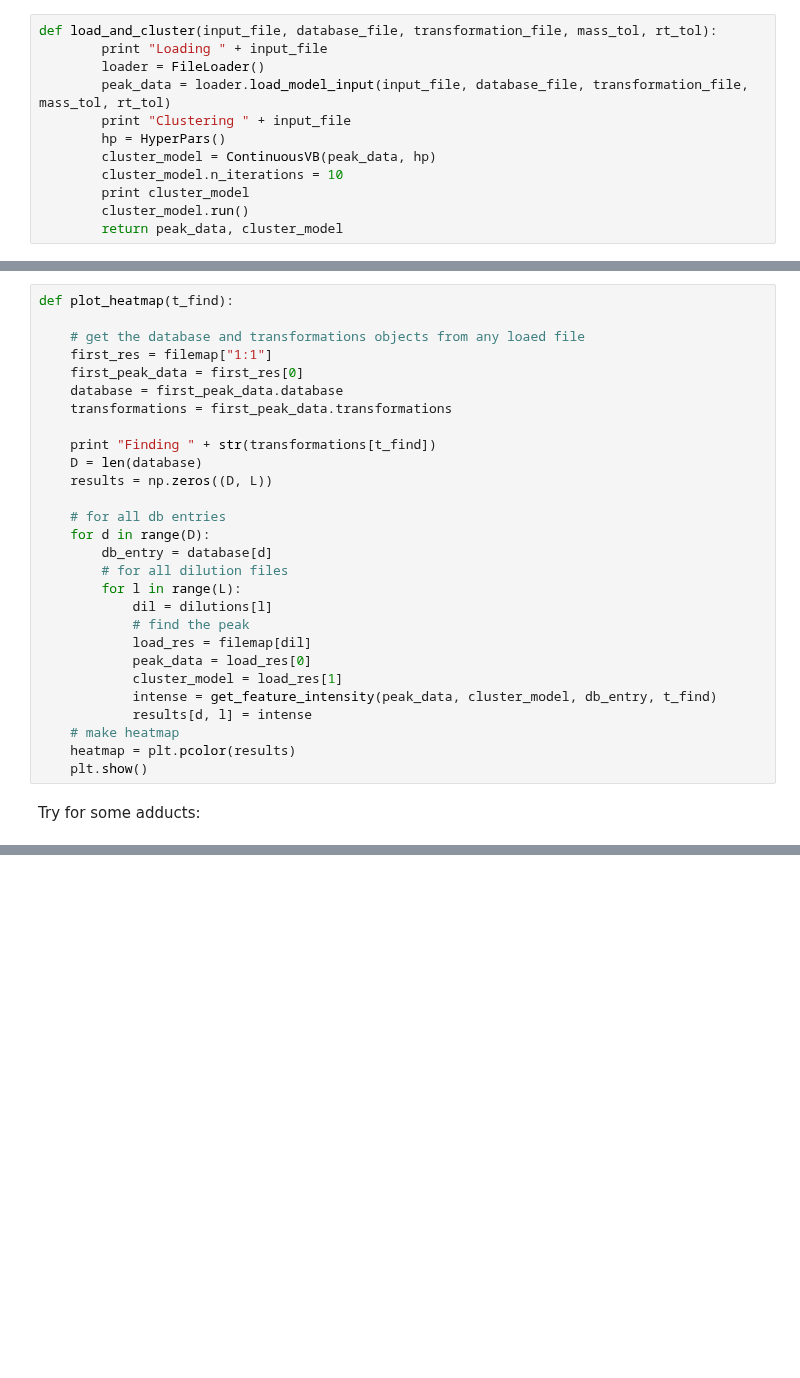
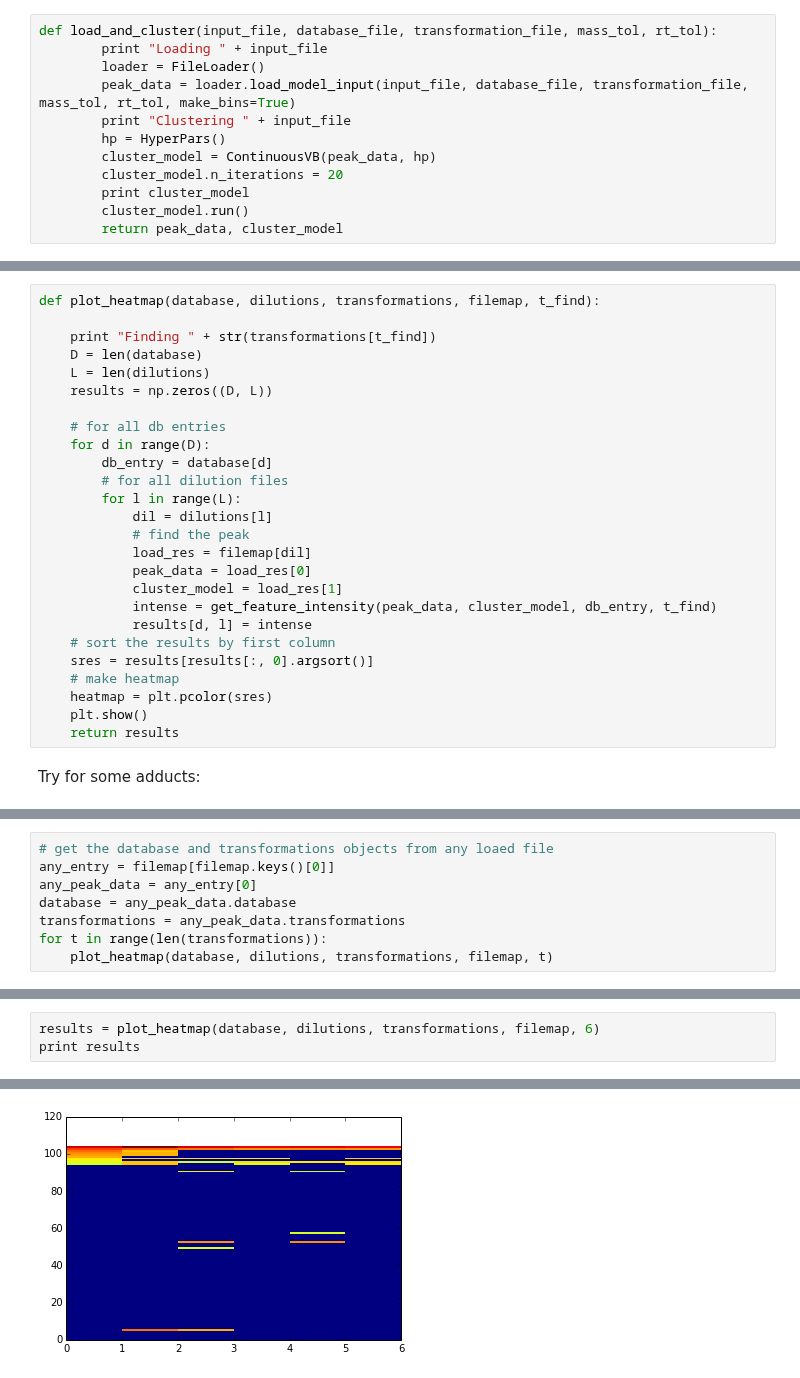
Before and after one commit to sdrogers/metabolomics_tools, a Jupyter notebook: AdductLevels/dilution_plot.ipynb, the cells around one changed output, grey strips where cells are left out. Saved outputs shown, nothing was run; the diff lists cells and outputs as text; blank space fills up the shorter version.

```diff
--- a/AdductLevels/dilution_plot.ipynb
+++ b/AdductLevels/dilution_plot.ipynb
@@ -39,11 +36,11 @@ Load and cluster all the files
 def load_and_cluster(input_file, database_file, transformation_file, mass_tol, rt_tol):
         print "Loading " + input_file
         loader = FileLoader()
-        peak_data = loader.load_model_input(input_file, database_file, transformation_file, mass_tol, rt_tol)
+        peak_data = loader.load_model_input(input_file, database_file, transformation_file, mass_tol, rt_tol, make_bins=True)
         print "Clustering " + input_file
         hp = HyperPars()
         cluster_model = ContinuousVB(peak_data, hp)
-        cluster_model.n_iterations = 10
+        cluster_model.n_iterations = 20
         print cluster_model
         cluster_model.run()
         return peak_data, cluster_model
@@ -113,16 +118,11 @@ def get_feature_intensity(peak_data, cluster_model, db_entry, t_find):
 # %% [markdown]
 Function to plot heatmap for an adduct type to find
 # %%
-def plot_heatmap(t_find):
-
-    # get the database and transformations objects from any loaed file
-    first_res = filemap["1:1"]
-    first_peak_data = first_res[0]
-    database = first_peak_data.database
-    transformations = first_peak_data.transformations
+def plot_heatmap(database, dilutions, transformations, filemap, t_find):
 
     print "Finding " + str(transformations[t_find])
     D = len(database)
+    L = len(dilutions)
     results = np.zeros((D, L))
 
     # for all db entries
@@ -137,8 +137,11 @@ def plot_heatmap(t_find):
             cluster_model = load_res[1]
             intense = get_feature_intensity(peak_data, cluster_model, db_entry, t_find)
             results[d, l] = intense
+    # sort the results by first column
+    sres = results[results[:, 0].argsort()]
     # make heatmap
-    heatmap = plt.pcolor(results)
+    heatmap = plt.pcolor(sres)
     plt.show()
+    return results
 # %% [markdown]
 Try for some adducts:
@@ -161,0 +148,8 @@ Finding Transformation(trans_id=6, name='M+2Na', sub=22.98922108009076, mul=0.5,
+# %%
+# get the database and transformations objects from any loaed file
+any_entry = filemap[filemap.keys()[0]]
+any_peak_data = any_entry[0]
+database = any_peak_data.database
+transformations = any_peak_data.transformations
+for t in range(len(transformations)):
+    plot_heatmap(database, dilutions, transformations, filemap, t)
@@ -161,0 +170,4 @@ Finding Transformation(trans_id=6, name='M+2Na', sub=22.98922108009076, mul=0.5,
+# %%
+results = plot_heatmap(database, dilutions, transformations, filemap, 6)
+print results
+# %% [output]
@@ -161,0 +175 @@ Finding Transformation(trans_id=6, name='M+2Na', sub=22.98922108009076, mul=0.5,
+[figure, added]
```
Also changed, not shown: parts of 8 cells of this notebook, 3 other files.
